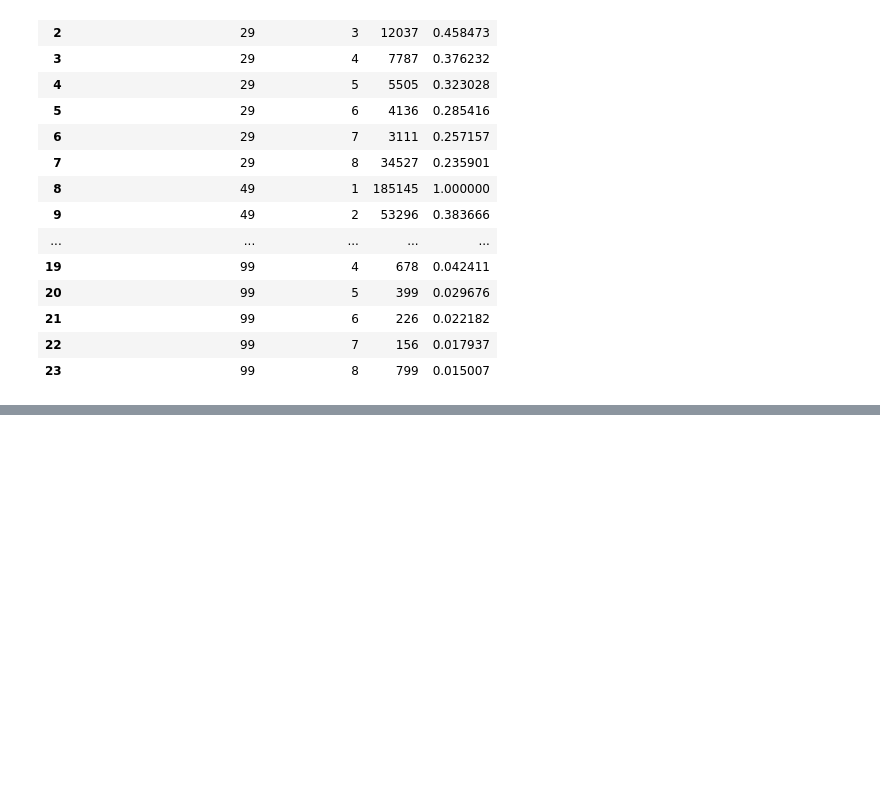
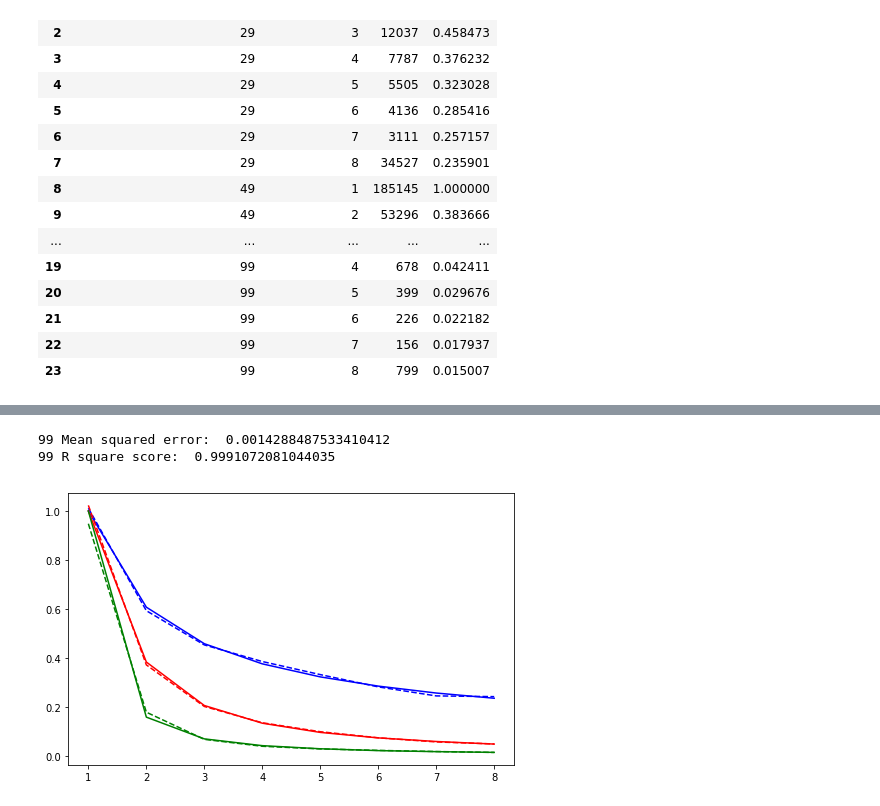
Before and after one commit to dongzhang84/data_challenges, a Jupyter notebook: 19_Subscription_Retention_Rate.ipynb, the cells around one changed output, grey strips where cells are left out. Cells and saved outputs as stored; diff of their text form; code cells hidden in the pictures; blank space fills up the shorter version.

```diff
--- a/19_Subscription_Retention_Rate.ipynb
+++ b/19_Subscription_Retention_Rate.ipynb
@@ -245,0 +318,25 @@ Text(0, 0.5, 'Ratio to Next Cycle')
+# %%
+X = df_cost[['subscription_monthly_cost','billing_cycles']].values
+y = df_cost.ratio.values
+
+fig, ax = plt.subplots(figsize=(8, 5))
+
+poly = PolynomialFeatures(degree=4)
+X_poly = poly.fit_transform(X)
+
+linear = LinearRegression()
+linear.fit(X_poly, np.log(y))
+y_pred = linear.predict(X_poly)
+ax.plot(X[:8,1],y[:8],c = 'b')
+ax.plot(X[:8,1],np.exp(y_pred)[:8],'--', c = 'b')
+ax.plot(X[8:16,1],y[8:16],c = 'r')
+ax.plot(X[8:16,1],np.exp(y_pred)[8:16],'--', c = 'r')
+ax.plot(X[16:24,1],y[16:24],c = 'g')
+ax.plot(X[16:24,1],np.exp(y_pred)[16:24],'--', c = 'g')
+
+print(cost, 'Mean squared error: ', mean_squared_error(np.log(y), y_pred))
+print(cost, 'R square score: ', r2_score(np.log(y), y_pred))
+# %% [output]
+99 Mean squared error:  0.0014288487533410412
+99 R square score:  0.9991072081044035
+[figure, added]
```
Also changed, not shown: parts of 26 cells of this notebook.
